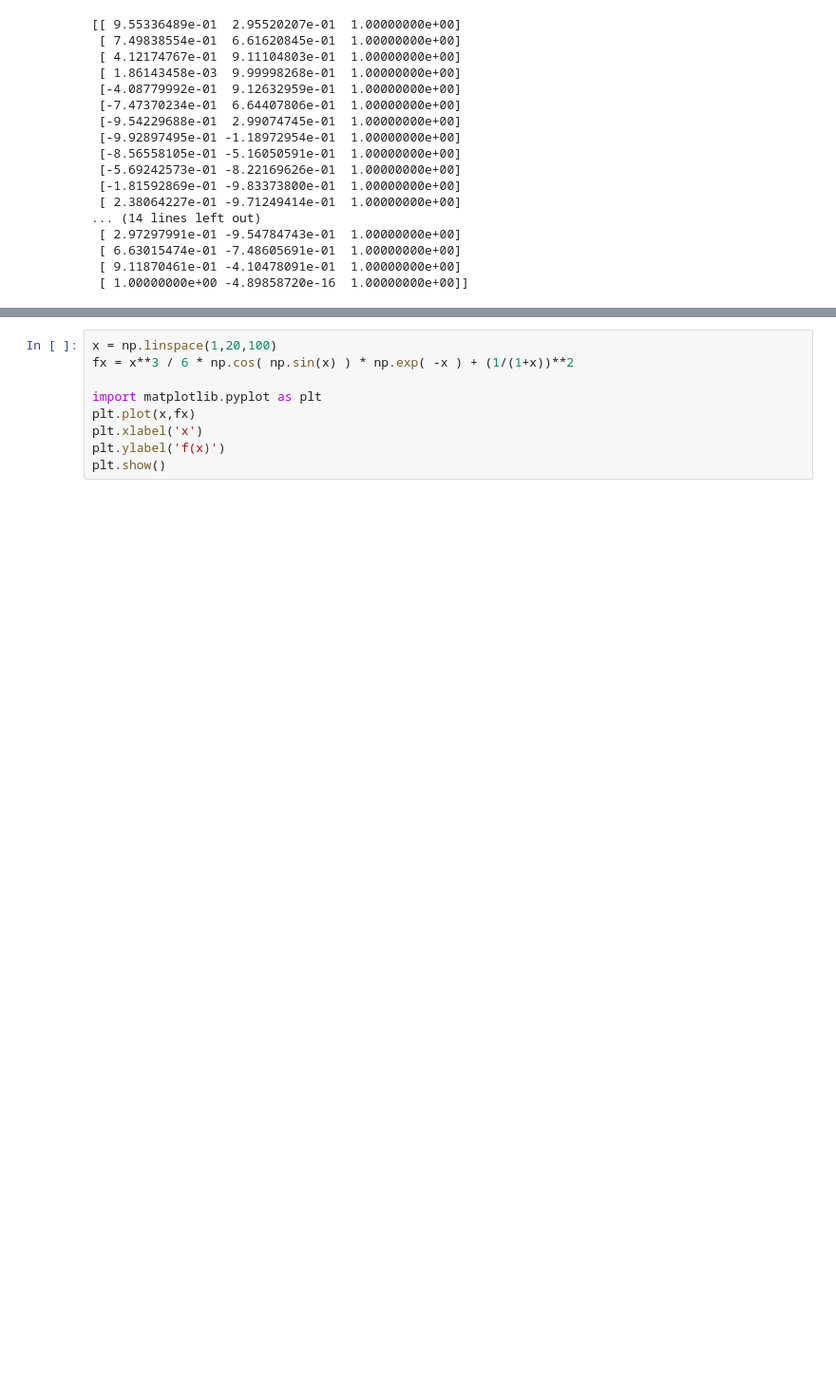
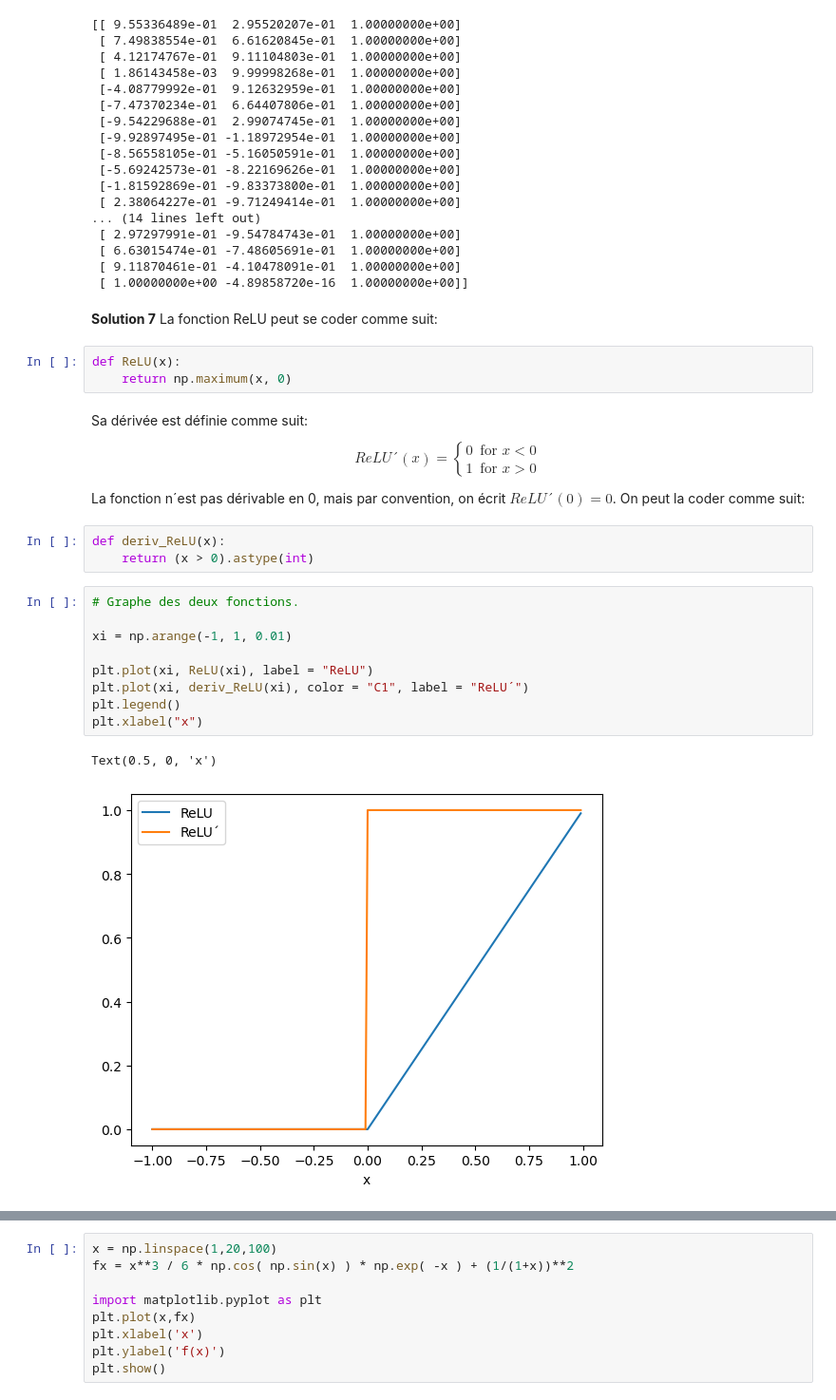
Before and after one commit to randlab/amde, a Jupyter notebook: series/serie01_solutions.ipynb, the cells around one changed output, grey strips where cells are left out. Shown at 95% size. Cells and saved outputs as stored; diff of their text form; blank space fills up the shorter version.

```diff
--- a/series/serie01_solutions.ipynb
+++ b/series/serie01_solutions.ipynb
@@ -138,4 +138,36 @@ print( m )
  [ 6.63015474e-01 -7.48605691e-01  1.00000000e+00]
  [ 9.11870461e-01 -4.10478091e-01  1.00000000e+00]
  [ 1.00000000e+00 -4.89858720e-16  1.00000000e+00]]
+# %% [markdown]
+**Solution 7** La fonction ReLU peut se coder comme suit:
+# %%
+def ReLU(x):
+    return np.maximum(x, 0)
+# %% [markdown]
+Sa dérivée est définie comme suit:
+
+$$
+ReLU´(x) =
+\begin{cases}
+0 & \text{for } x < 0 \\
+1 & \text{for } x > 0
+\end{cases}
+$$
+
+La fonction n´est pas dérivable en 0, mais par convention, on écrit $ReLU´(0) = 0$. On peut la coder comme suit:
+# %%
+def deriv_ReLU(x):
+    return (x > 0).astype(int)
+# %%
+# Graphe des deux fonctions.
+
+xi = np.arange(-1, 1, 0.01)
+
+plt.plot(xi, ReLU(xi), label = "ReLU")
+plt.plot(xi, deriv_ReLU(xi), color = "C1", label = "ReLU´")
+plt.legend()
+plt.xlabel("x")
+# %% [output]
+Text(0.5, 0, 'x')
+[figure, added]
 # %% [markdown]
```
Also changed, not shown: parts of 2 cells of this notebook, 1 other file.
